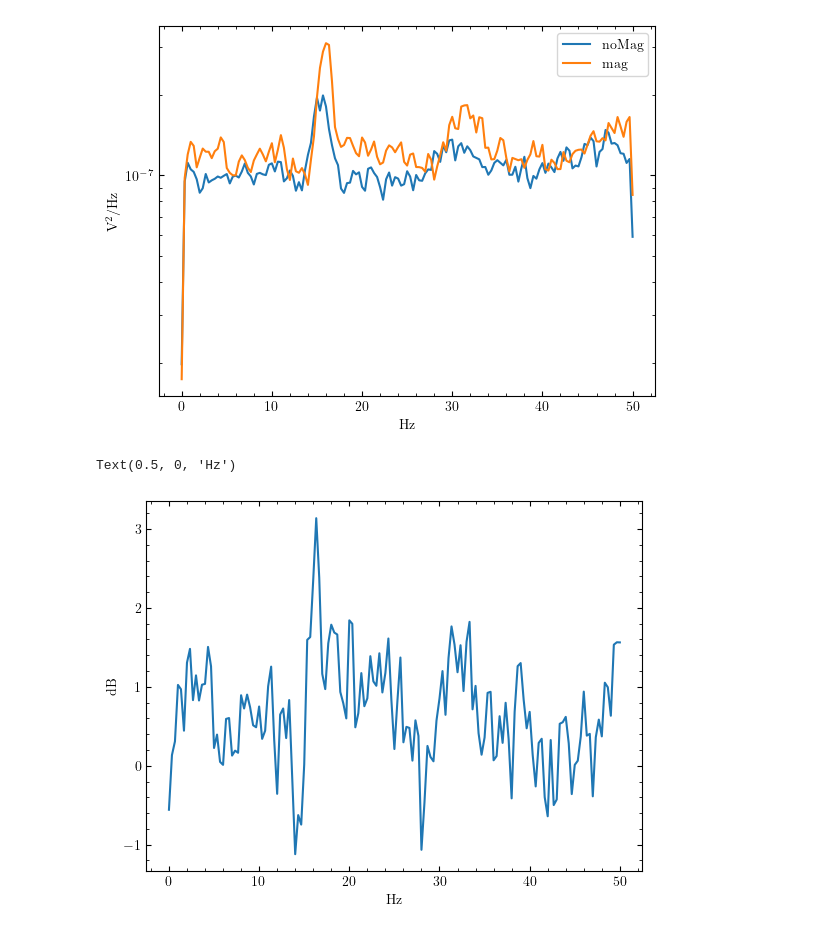
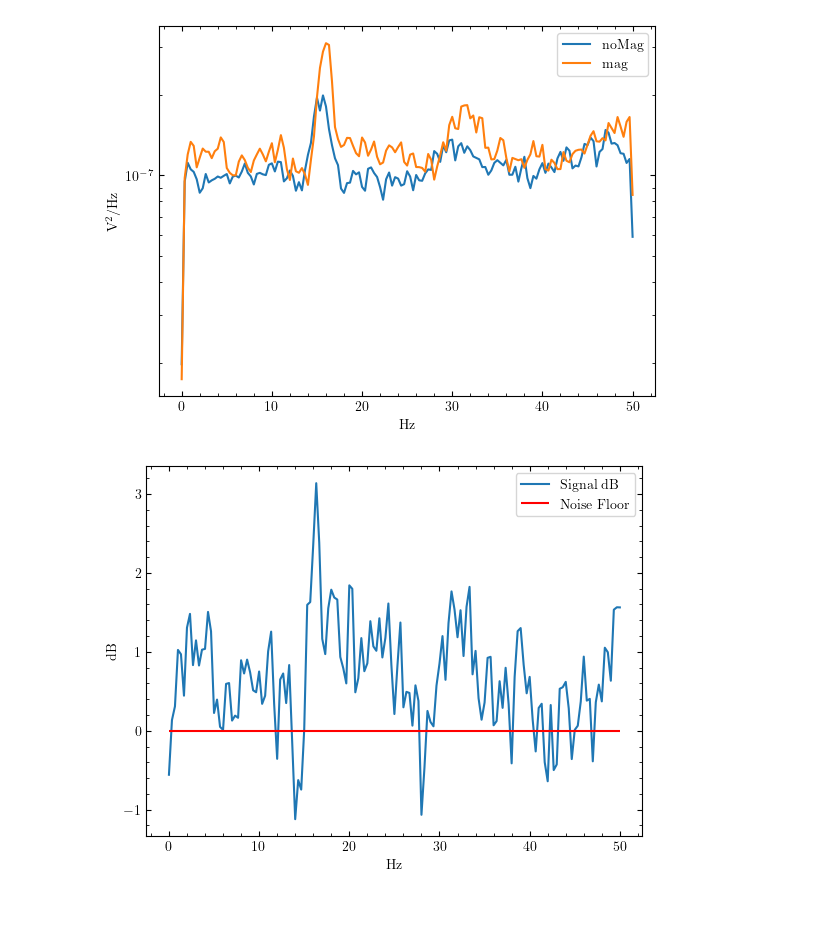
Before and after one commit to Bkorotko03/ALTrainSeismo, a Jupyter notebook: testsAndSuch/monolithTestAnalysis.ipynb, the cells around one changed output. Drawn from its saved outputs; the diff is of its cells as text; code cells hidden in the pictures.

Commit message:
more plots, going to organize things now

```diff
--- a/testsAndSuch/monolithTestAnalysis.ipynb
+++ b/testsAndSuch/monolithTestAnalysis.ipynb
@@ -88,12 +88,14 @@ plt.show()
 # %% [output]
 [figure]
 # %%
-plt.plot(overF,10*np.log10(overPSD/noMagPSD))
+plt.plot(overF,10*np.log10(overPSD/noMagPSD),label='Signal dB')
 plt.ylabel('dB')
 plt.xlabel('Hz')
+plt.hlines(0,0,50,colors='red',label='Noise Floor')
+plt.legend()
+plt.show()
 # %% [output]
-Text(0.5, 0, 'Hz')
-[figure, old version]
+[figure, new version]
 # %%
 # shortOverSecs = overSecs[3000:6000]
 # shortOverVolt = overVolt[3000:6000]
```
